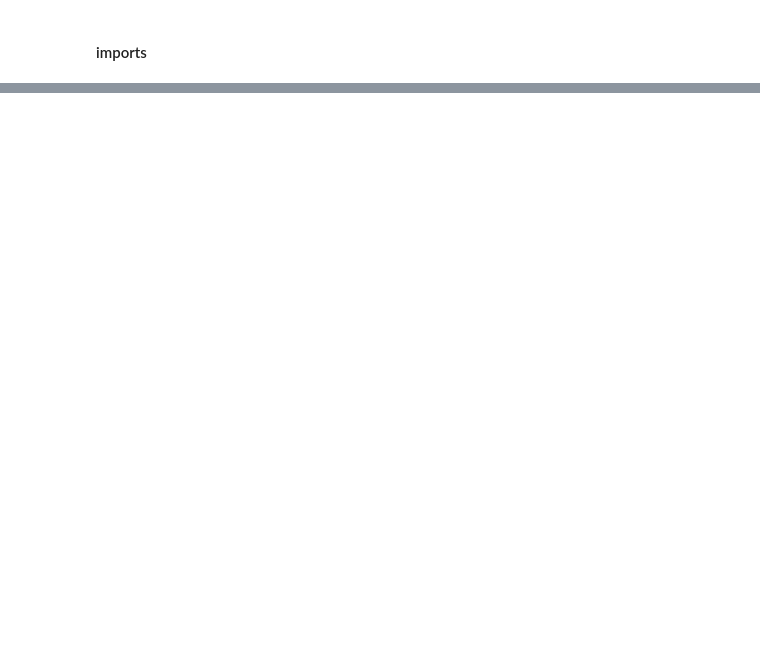
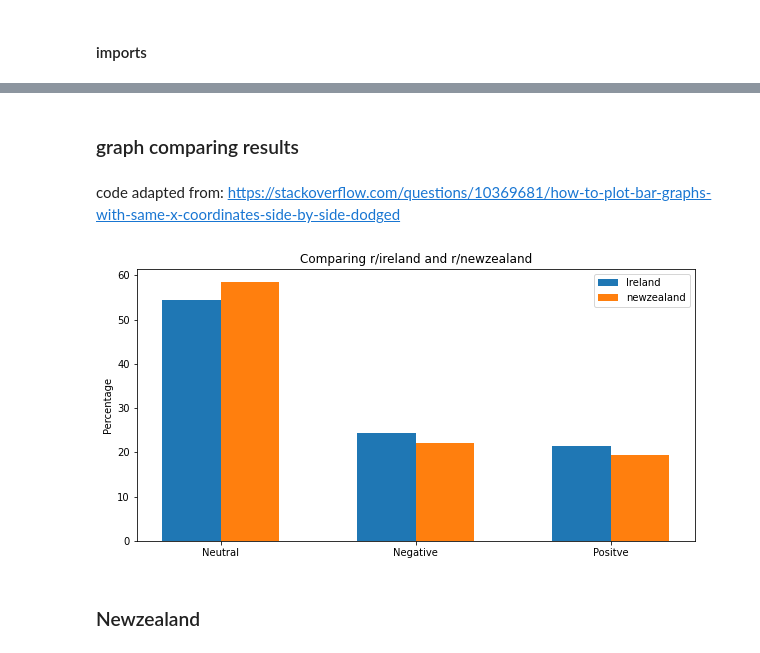
Before and after one commit to Gus1616/investigation_of_language_styles_reddit, a Jupyter notebook: 17350796_reddit_assignment_notebook.ipynb, the cells around one changed output, grey strips where cells are left out. Cells and saved outputs as stored; diff of their text form; code cells hidden in the pictures; blank space fills up the shorter version.

```diff
--- a/17350796_reddit_assignment_notebook.ipynb
+++ b/17350796_reddit_assignment_notebook.ipynb
@@ -161,0 +256,35 @@ plt.show()
+# %% [markdown]
+### graph comparing results
+# %% [markdown]
+code adapted from: https://stackoverflow.com/questions/10369681/how-to-plot-bar-graphs-with-same-x-coordinates-side-by-side-dodged
+# %%
+
+N = 3
+
+blue_bar = (counts_ireland)
+orange_bar = (counts_nz)
+
+# Position of bars on x-axis
+ind = np.arange(N)
+# Figure size
+plt.figure(figsize=(10,5))
+
+# Width of a bar
+width = 0.3
+
+# Plotting
+plt.bar(ind, blue_bar , width, label='Ireland')
+plt.bar(ind + width, orange_bar, width, label='newzealand')
+
+plt.ylabel('Percentage')
+plt.title('Comparing r/ireland and r/newzealand')
+
+plt.xticks(ind + width / 2, ('Neutral', 'Negative', 'Positve'))
+
+# Finding the best position for legends and putting it
+plt.legend(loc='best')
+plt.show()
+# %% [output]
+[figure, added]
+# %% [markdown]
+### Newzealand
```
Also changed, not shown: parts of 32 cells of this notebook, 2 other files.
